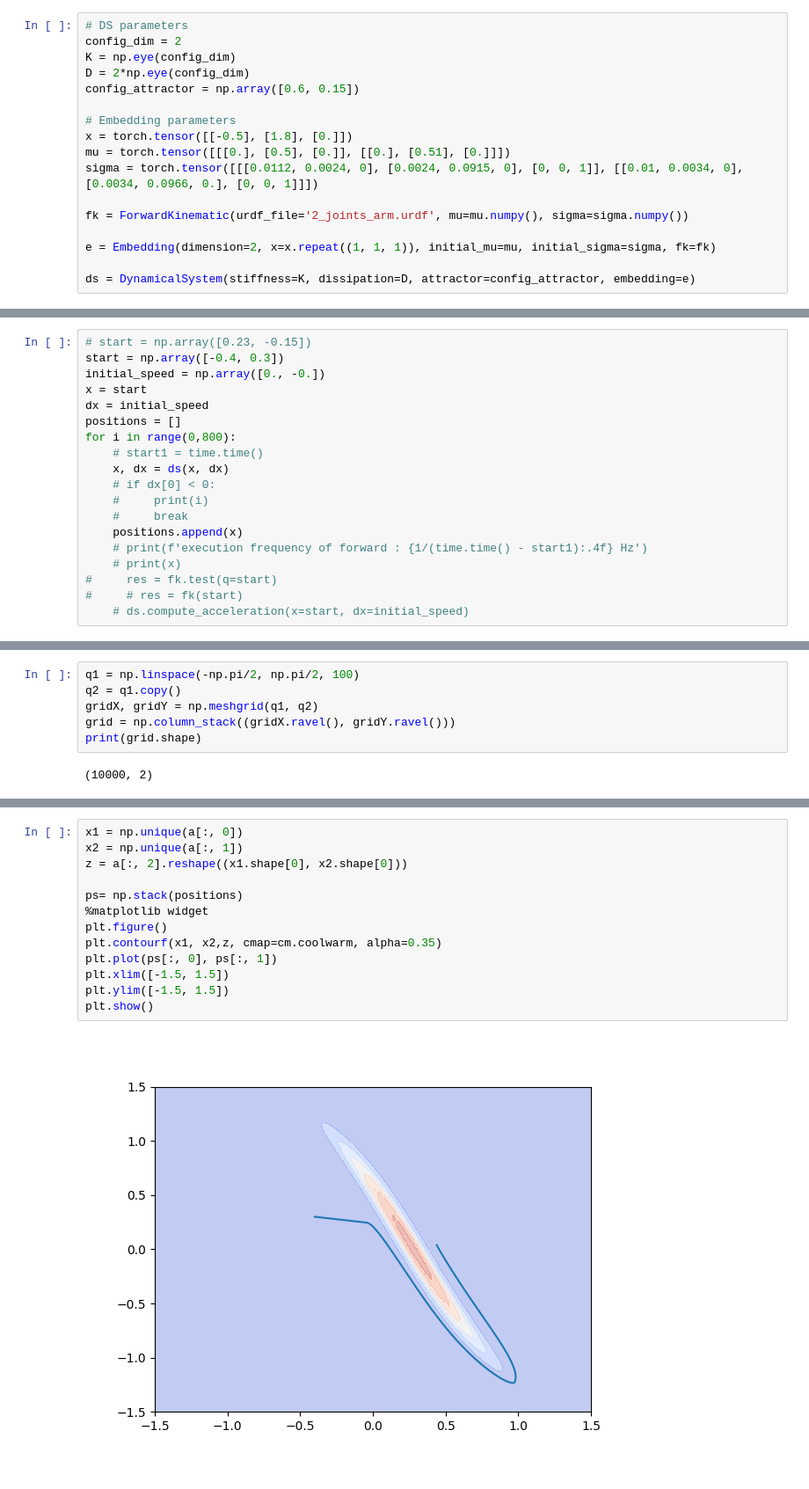
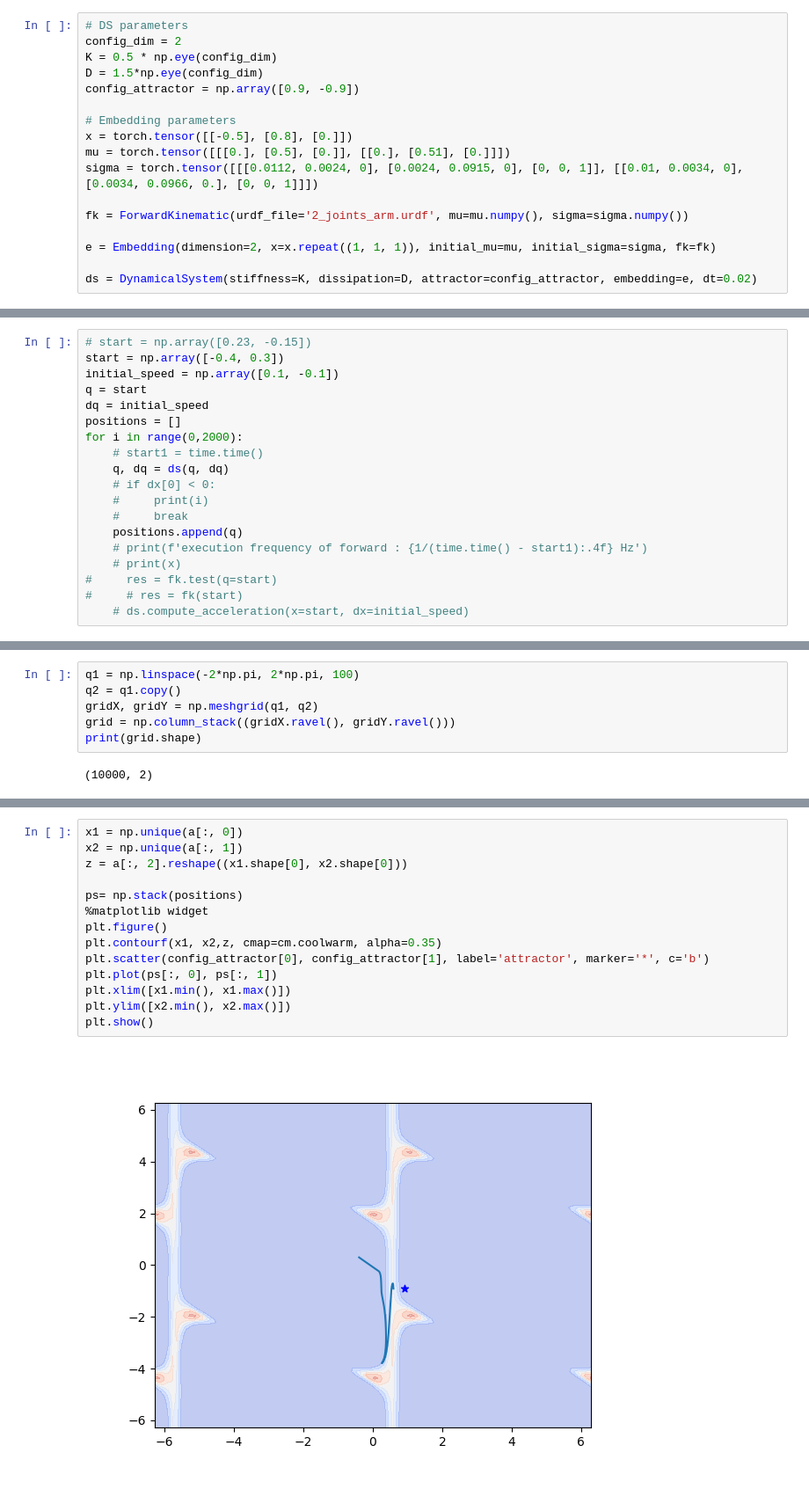
Before and after one commit to Bbosc/GDSOA, a Jupyter notebook: main.ipynb, the cells around one changed output, grey strips where cells are left out. Shown at 88% size. Cells and saved outputs as stored; diff of their text form.

Commit message:
some plots

```diff
--- a/main.ipynb
+++ b/main.ipynb
@@ -12,12 +12,12 @@ from dynamical_system import DynamicalSystem
 # %%
 # DS parameters
 config_dim = 2
-K = np.eye(config_dim)
-D = 2*np.eye(config_dim)
-config_attractor = np.array([0.6, 0.15])
+K = 0.5 * np.eye(config_dim)
+D = 1.5*np.eye(config_dim)
+config_attractor = np.array([0.9, -0.9])
 
 # Embedding parameters
-x = torch.tensor([[-0.5], [1.8], [0.]])
+x = torch.tensor([[-0.5], [0.8], [0.]])
 mu = torch.tensor([[[0.], [0.5], [0.]], [[0.], [0.51], [0.]]])
 sigma = torch.tensor([[[0.0112, 0.0024, 0], [0.0024, 0.0915, 0], [0, 0, 1]], [[0.01, 0.0034, 0], [0.0034, 0.0966, 0.], [0, 0, 1]]])
 
@@ -25,4 +25,4 @@ fk = ForwardKinematic(urdf_file='2_joints_arm.urdf', mu=mu.numpy(), sigma=sigma.
 
 e = Embedding(dimension=2, x=x.repeat((1, 1, 1)), initial_mu=mu, initial_sigma=sigma, fk=fk)
 
-ds = DynamicalSystem(stiffness=K, dissipation=D, attractor=config_attractor, embedding=e)
+ds = DynamicalSystem(stiffness=K, dissipation=D, attractor=config_attractor, embedding=e, dt=0.02)
@@ -29,17 +43,17 @@ ds = DynamicalSystem(stiffness=K, dissipation=D, attractor=config_attractor, emb
 # %%
 # start = np.array([0.23, -0.15])
 start = np.array([-0.4, 0.3])
-initial_speed = np.array([0., -0.])
-x = start
-dx = initial_speed
+initial_speed = np.array([0.1, -0.1])
+q = start
+dq = initial_speed
 positions = []
-for i in range(0,800):
+for i in range(0,2000):
     # start1 = time.time()
-    x, dx = ds(x, dx)
+    q, dq = ds(q, dq)
     # if dx[0] < 0:
     #     print(i)
     #     break
-    positions.append(x)
+    positions.append(q)
     # print(f'execution frequency of forward : {1/(time.time() - start1):.4f} Hz')
     # print(x)
 #     res = fk.test(q=start)
@@ -48,7 +74,7 @@ for i in range(0,800):
 # %% [markdown]
 # FK + Embedding
 # %%
-q1 = np.linspace(-np.pi/2, np.pi/2, 100)
+q1 = np.linspace(-2*np.pi, 2*np.pi, 100)
 q2 = q1.copy()
 gridX, gridY = np.meshgrid(q1, q2)
 grid = np.column_stack((gridX.ravel(), gridY.ravel()))
@@ -70,15 +96,16 @@ average freq : 3325.2685064271095
 # %%
 x1 = np.unique(a[:, 0])
 x2 = np.unique(a[:, 1])
 z = a[:, 2].reshape((x1.shape[0], x2.shape[0]))
 
 ps= np.stack(positions)
 %matplotlib widget
 plt.figure()
 plt.contourf(x1, x2,z, cmap=cm.coolwarm, alpha=0.35)
+plt.scatter(config_attractor[0], config_attractor[1], label='attractor', marker='*', c='b')
 plt.plot(ps[:, 0], ps[:, 1])
-plt.xlim([-1.5, 1.5])
-plt.ylim([-1.5, 1.5])
+plt.xlim([x1.min(), x1.max()])
+plt.ylim([x2.min(), x2.max()])
 plt.show()
 # %% [output]
-[figure, old version]
+[figure, new version]
```
Also changed, not shown: parts of 10 cells of this notebook, 1 other file.
